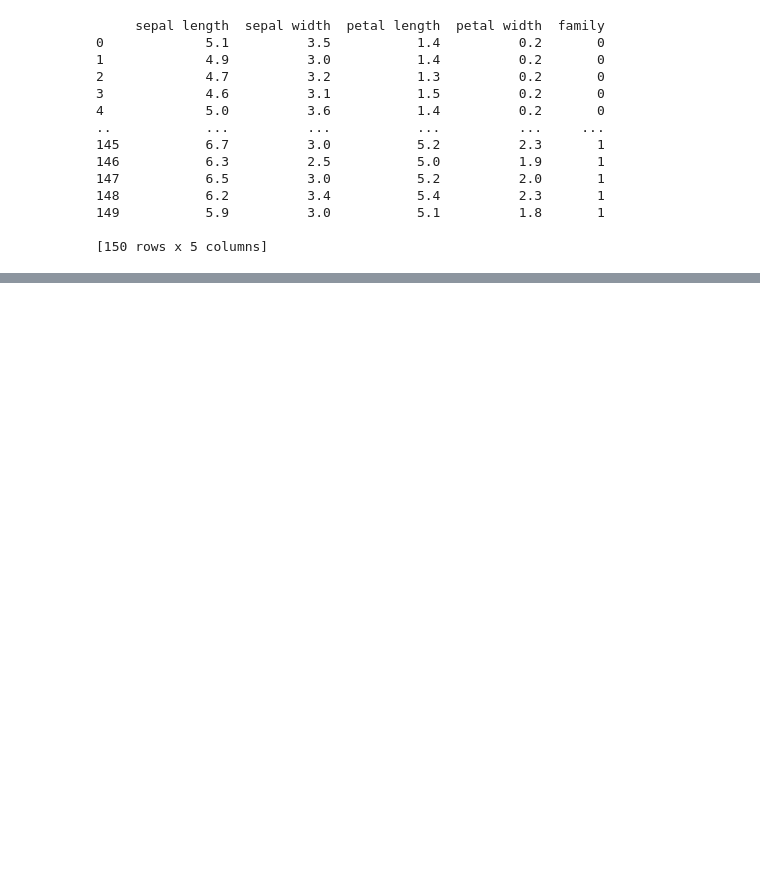
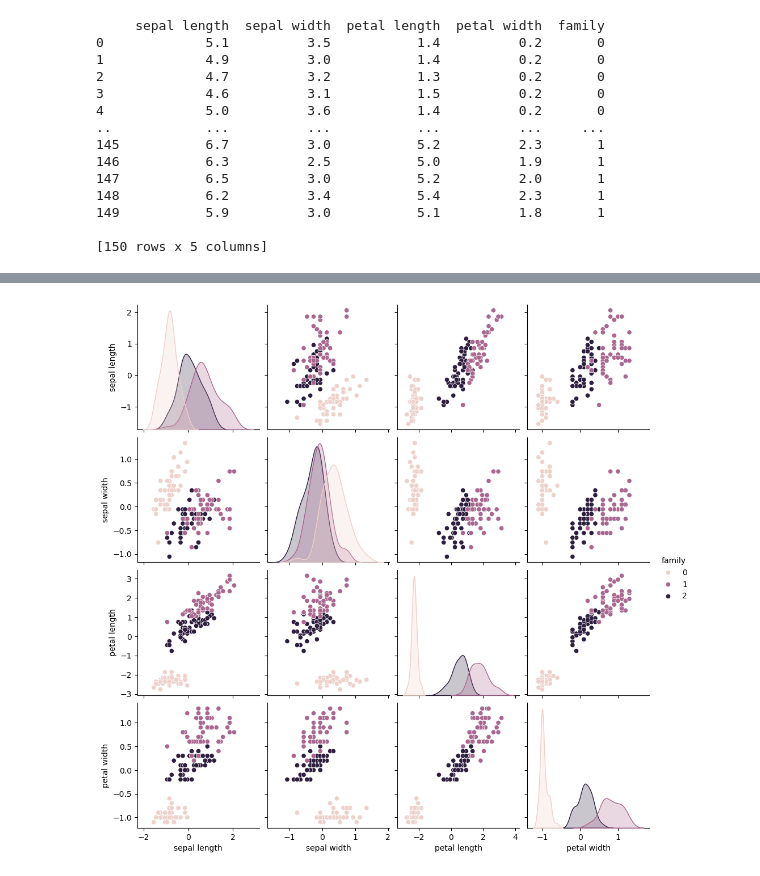
Before and after one commit to allprogrammers/machinelearningexercises, a Jupyter notebook: notebook.ipynb, the cells around one changed output, grey strips where cells are left out. Cells and saved outputs as stored; diff of their text form; code cells hidden in the pictures; blank space fills up the shorter version.

```diff
--- a/notebook.ipynb
+++ b/notebook.ipynb
@@ -80,0 +76,27 @@ plt.show()
+# %%
+
+print("Means")
+
+
+localdf = df.loc[:, df.columns != "family"]
+mean = localdf.mean()
+print(mean)
+
+#print the data types of the df columns
+#print("Data types:")
+#print(df.dtypes)
+
+print(mean.index)
+df[mean.index] = df[mean.index] - mean
+
+print((localdf.T @ localdf)/len(localdf))
+print("")
+var = localdf.var()
+print("Variance")
+print(var)
+print()
+
+std = localdf.std()
+print("Standard deviation")
+print(std)
+print("")
@@ -80,0 +143,7 @@ plt.show()
+# %%
+
+# add column family to localdf
+sns.pairplot(df, hue="family", diag_kind="auto")
+plt.show()
+# %% [output]
+[figure, added]
```
Also changed, not shown: parts of 6 cells of this notebook.
